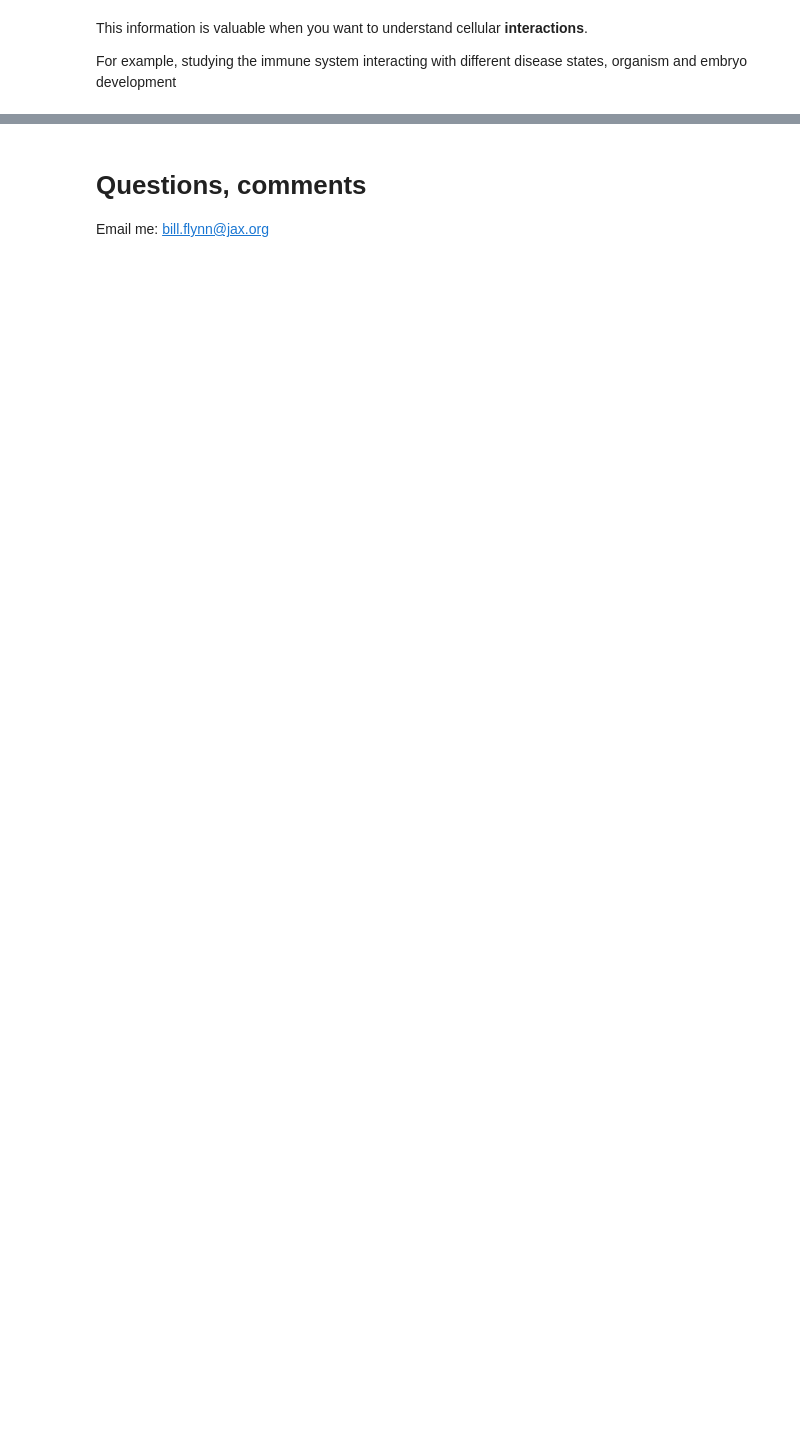
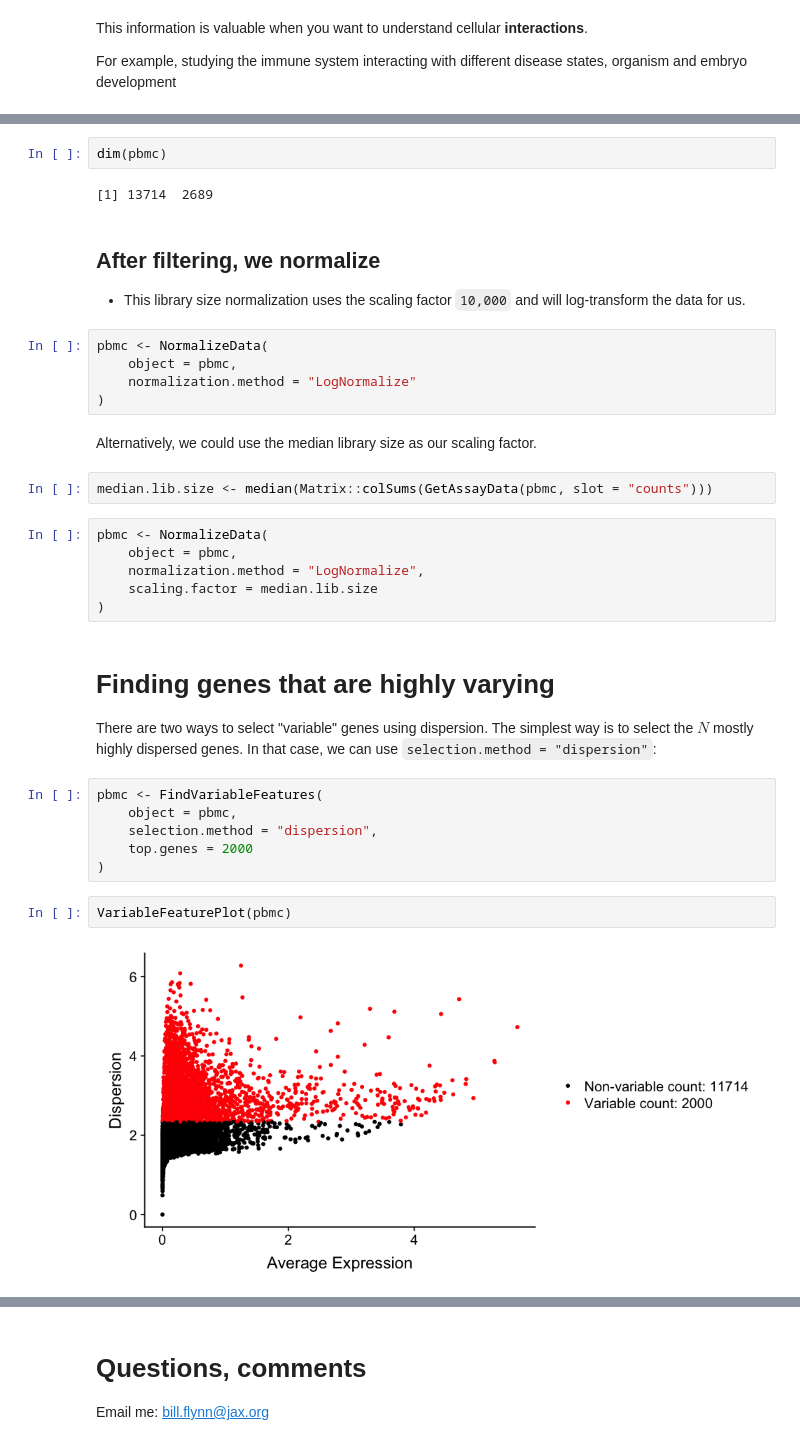
Before and after one commit to wflynny/JAX-Sleep-2023, a Jupyter notebook: index.ipynb, the cells around one changed output, grey strips where cells are left out. Cells and saved outputs as stored; diff of their text form; blank space fills up the shorter version.

```diff
--- a/index.ipynb
+++ b/index.ipynb
@@ -749,0 +591,35 @@ For example, studying the immune system interacting with different disease state
+# %%
+dim(pbmc)
+# %% [output]
+[1] 13714  2689
+# %% [markdown]
+## After filtering, we normalize
+- This library size normalization uses the scaling factor `10,000` and will log-transform the data for us.
+# %%
+pbmc <- NormalizeData(
+    object = pbmc,
+    normalization.method = "LogNormalize"
+)
+# %% [markdown]
+Alternatively, we could use the median library size as our scaling factor.
+# %%
+median.lib.size <- median(Matrix::colSums(GetAssayData(pbmc, slot = "counts")))
+# %%
+pbmc <- NormalizeData(
+    object = pbmc,
+    normalization.method = "LogNormalize",
+    scaling.factor = median.lib.size
+)
+# %% [markdown]
+# Finding genes that are highly varying
+There are two ways to select "variable" genes using dispersion.  The simplest way is to select the $N$ mostly highly dispersed genes.  In that case, we can use `selection.method = "dispersion"`:
+# %%
+pbmc <- FindVariableFeatures(
+    object = pbmc,
+    selection.method = "dispersion",
+    top.genes = 2000
+)
+# %%
+VariableFeaturePlot(pbmc)
+# %% [output]
+[figure, added]
```
Also changed, not shown: parts of 122 cells of this notebook, 1 other file.
